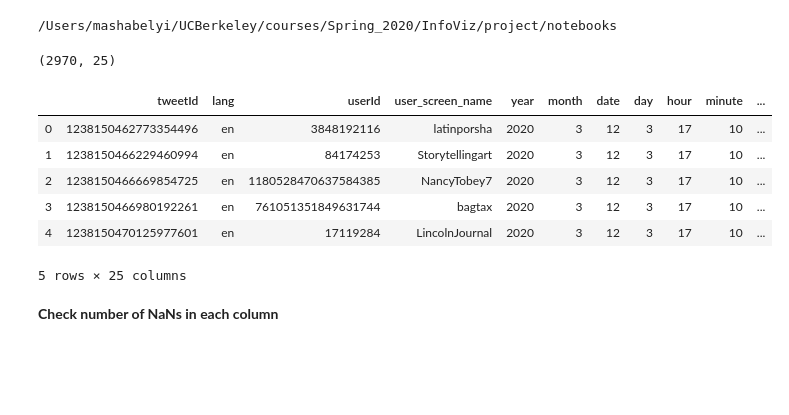
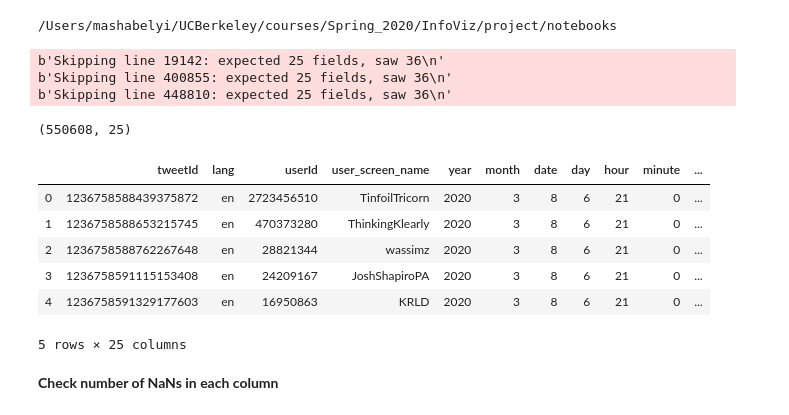
Before and after one commit to mashabelyi/Twitter-Covid-Response, a Jupyter notebook: notebooks/COVID-EDA.ipynb, the cells around one changed output. Drawn from its saved outputs; the diff is of its cells as text; code cells hidden in the pictures; blank space fills up the shorter version.

```diff
--- a/notebooks/COVID-EDA.ipynb
+++ b/notebooks/COVID-EDA.ipynb
@@ -14,18 +14,21 @@ print(os.getcwd())
 # %% [output]
 /Users/mashabelyi/UCBerkeley/courses/Spring_2020/InfoViz/project/notebooks
 # %%
-# tweets = pd.read_csv('../tweets.0322-0331.csv', error_bad_lines=False, index_col=False)
-tweets = pd.read_csv('../tweets.csv', error_bad_lines=False, index_col=False)
+tweets = pd.read_csv('../data/tweets.0308-0314.csv', error_bad_lines=False, index_col=False)
+# tweets = pd.read_csv('../scripts/tweets.0301-0331.usa.csv', error_bad_lines=False, index_col=False)
 print(tweets.shape)
 tweets.head()
 # %% [output]
-(2970, 25)
+b'Skipping line 19142: expected 25 fields, saw 36\n'
+b'Skipping line 400855: expected 25 fields, saw 36\n'
+b'Skipping line 448810: expected 25 fields, saw 36\n'
+(550608, 25)
 |  | tweetId | lang | userId | user_screen_name | year | month | date | day | hour | minute | ... |
-| 0 | 1238150462773354496 | en | 3848192116 | latinporsha | 2020 | 3 | 12 | 3 | 17 | 10 | ... |
-| 1 | 1238150466229460994 | en | 84174253 | Storytellingart | 2020 | 3 | 12 | 3 | 17 | 10 | ... |
-| 2 | 1238150466669854725 | en | 1180528470637584385 | NancyTobey7 | 2020 | 3 | 12 | 3 | 17 | 10 | ... |
-| 3 | 1238150466980192261 | en | 761051351849631744 | bagtax | 2020 | 3 | 12 | 3 | 17 | 10 | ... |
-| 4 | 1238150470125977601 | en | 17119284 | LincolnJournal | 2020 | 3 | 12 | 3 | 17 | 10 | ... |
+| 0 | 1236758588439375872 | en | 2723456510 | TinfoilTricorn | 2020 | 3 | 8 | 6 | 21 | 0 | ... |
+| 1 | 1236758588653215745 | en | 470373280 | ThinkingKlearly | 2020 | 3 | 8 | 6 | 21 | 0 | ... |
+| 2 | 1236758588762267648 | en | 28821344 | wassimz | 2020 | 3 | 8 | 6 | 21 | 0 | ... |
+| 3 | 1236758591115153408 | en | 24209167 | JoshShapiroPA | 2020 | 3 | 8 | 6 | 21 | 0 | ... |
+| 4 | 1236758591329177603 | en | 16950863 | KRLD | 2020 | 3 | 8 | 6 | 21 | 0 | ... |
-5 rows × 25 columns
+5 rows × 25 columns
 # %% [markdown]
 **Check number of NaNs in each column**
```
Also changed, not shown: parts of 25 cells of this notebook, 15 other files.
